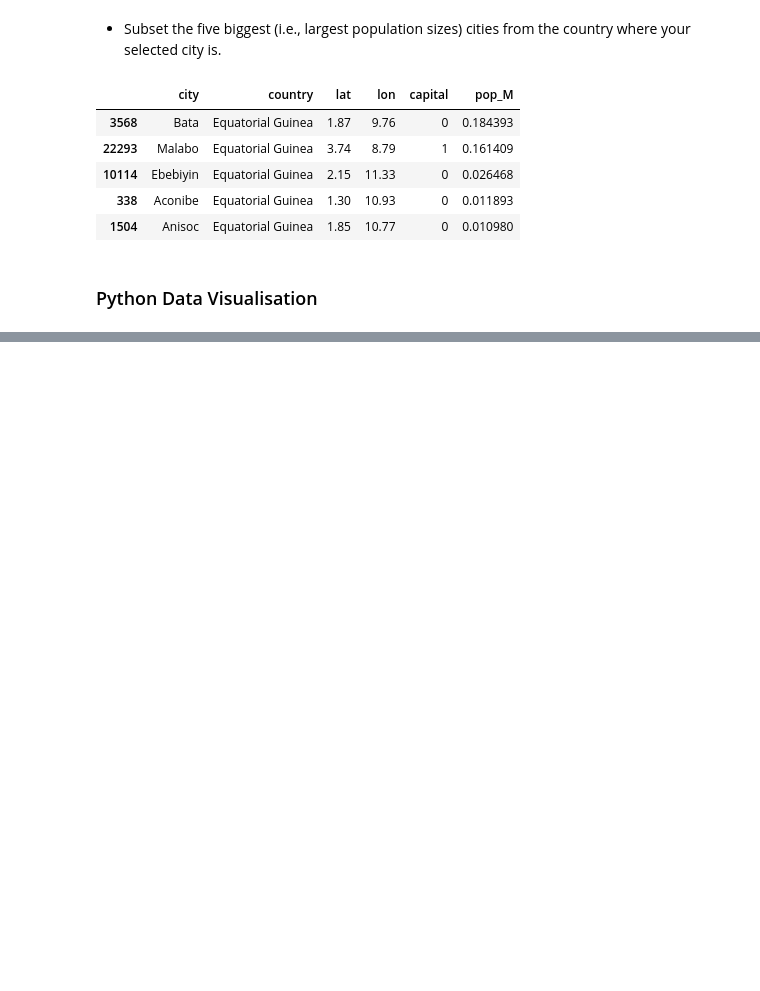
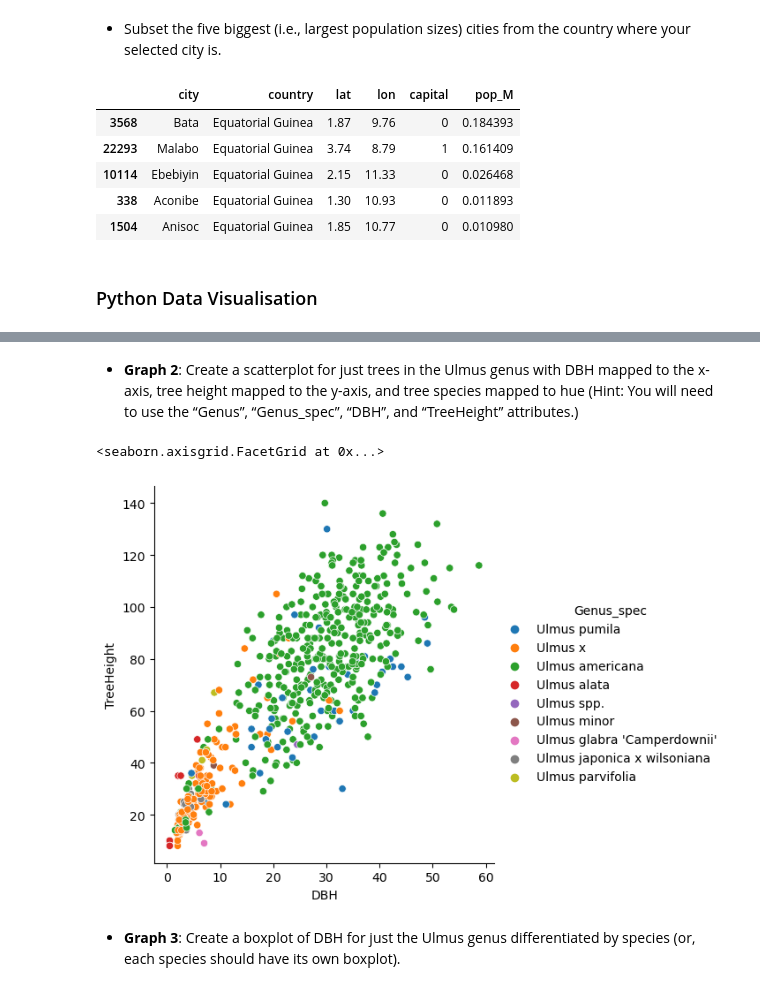
Before and after one commit to saffytaylor/PY4SA23_Assignment, a Jupyter notebook: Assignment_2-Saffron_Taylor.ipynb, the cells around one changed output, grey strips where cells are left out. Cells and saved outputs as stored; diff of their text form; code cells hidden in the pictures; blank space fills up the shorter version.

```diff
--- a/Assignment_2-Saffron_Taylor.ipynb
+++ b/Assignment_2-Saffron_Taylor.ipynb
@@ -136,0 +152,9 @@ s_cities.head(1)
+# %% [markdown]
+* **Graph 2**: Create a scatterplot for just trees in the Ulmus genus with DBH mapped to the x-axis, tree height mapped to the y-axis, and tree species mapped to hue (Hint: You will need to use the “Genus”, “Genus_spec”, “DBH”, and “TreeHeight” attributes.)
+# %%
+sns.relplot(x="DBH", y="TreeHeight", hue="Genus_spec", data=ulmus_df)
+# %% [output]
+<seaborn.axisgrid.FacetGrid at 0x...>
+[figure, added]
+# %% [markdown]
+* **Graph 3**: Create a boxplot of DBH for just the Ulmus genus differentiated by species (or, each species should have its own boxplot).
```
Also changed, not shown: parts of 2 cells of this notebook.
